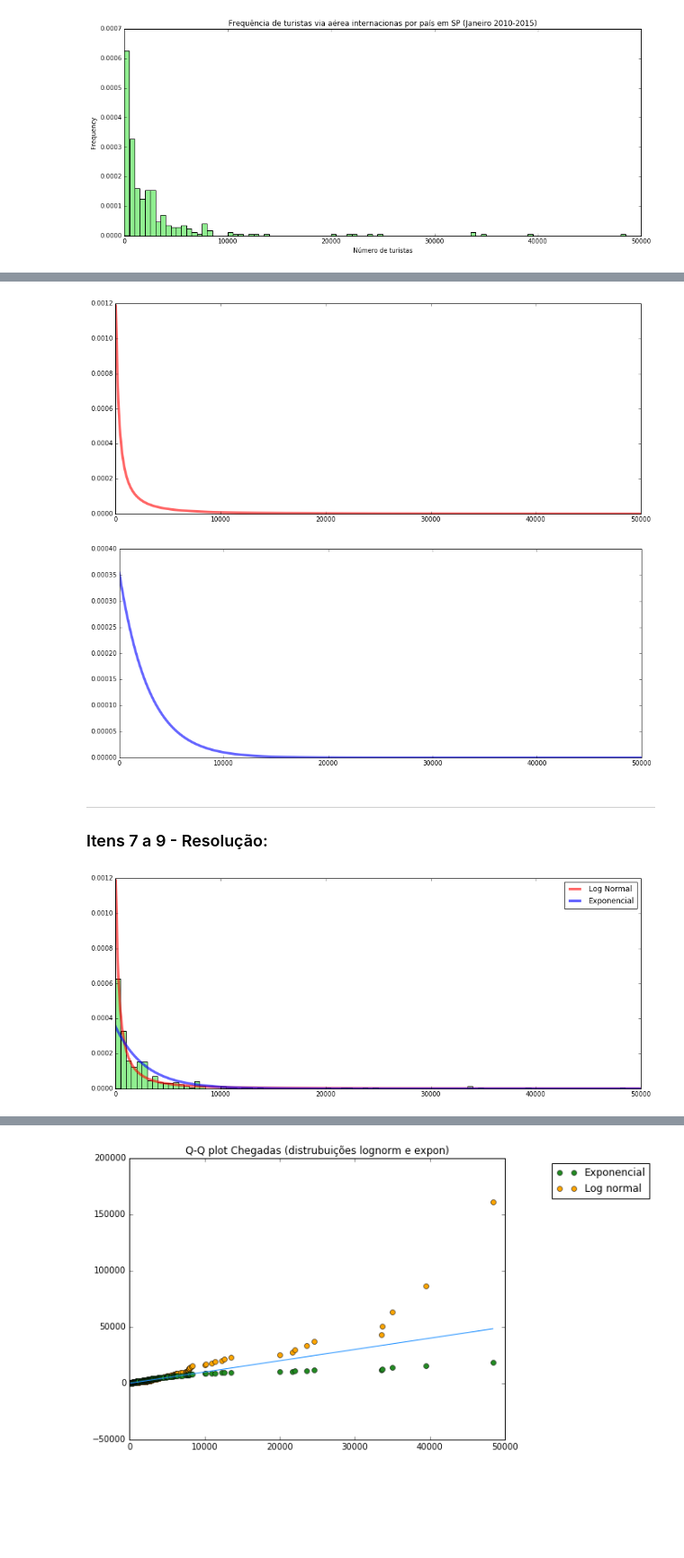
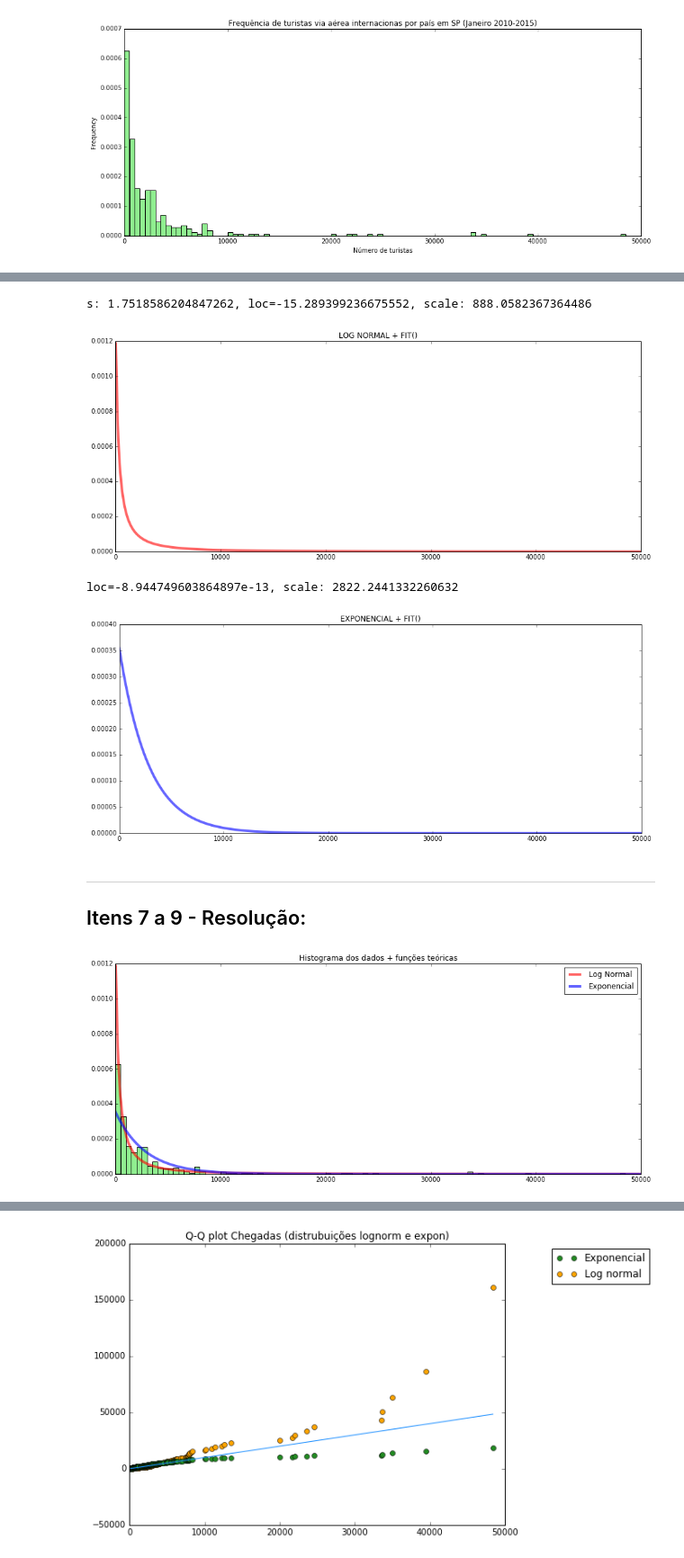
Before and after one commit to claraluques/CD, a Jupyter notebook: MiniProjeto1/MiniProjeto1 - Clara.ipynb, the cells around one changed output, grey strips where cells are left out. Shown at 90% size. Cells and saved outputs as stored; diff of their text form; code cells hidden in the pictures; blank space fills up the shorter version.

```diff
--- a/MiniProjeto1/MiniProjeto1 - Clara.ipynb
+++ b/MiniProjeto1/MiniProjeto1 - Clara.ipynb
@@ -117,31 +119,38 @@ Usando a função fit() nas funções teóricas:
 
 x = range(0,50000,5)
 kelly = stats.lognorm.fit(chegadas)
+print("s: {0}, loc={1}, scale: {2}".format(kelly[0], kelly[1],kelly[2]))
 plt.figure(figsize=(15,6))
 plt.plot(x, stats.lognorm.pdf(x,kelly[0], kelly[1],kelly[2]),'r-', lw=4, alpha=0.6)
+plt.title("LOG NORMAL + FIT()")
 plt.show()
 # %% [output]
+s: 1.7518586204847262, loc=-15.289399236675552, scale: 888.0582367364486
-[figure, old version]
+[figure, new version]
 # %%
 '''Fit na exponencial'''
 
 victor = stats.expon.fit(chegadas)
+print("loc={0}, scale: {1}".format(victor[0], victor[1]))
 plt.figure(figsize=(15,6))
 plt.plot(x, stats.expon.pdf(x,victor[0], victor[1]),'b-', lw=4, alpha=0.6)
+plt.title('EXPONENCIAL + FIT()')
 plt.show()
 # %% [output]
+loc=-8.944749603864897e-13, scale: 2822.2441332260632
-[figure, old version]
+[figure, new version]
 # %% [markdown]
 ___
-### Itens 7 a 9 - Resolução:
+## Itens 7 a 9 - Resolução:
 # %%
 '''Histograma com funções teóricas'''
 
 plt.figure(figsize=(15,6))
 plt.hist(chegadas, bins=faixa, color='lightgreen', normed=1)
 logn, = plt.plot(x, stats.lognorm.pdf(x,kelly[0], kelly[1],kelly[2]),'r-', lw=4, alpha=0.6)
 expon, = plt.plot(x, stats.expon.pdf(x,victor[0], victor[1]),'b-', lw=4, alpha=0.6)
 plt.legend([logn, expon], ["Log Normal", "Exponencial"], bbox_to_anchor=(1,1))
+plt.title('Histograma dos dados + funções teóricas')
 plt.show()
 # %% [output]
-[figure, old version]
+[figure, new version]
```
Also changed, not shown: parts of 24 cells of this notebook.
